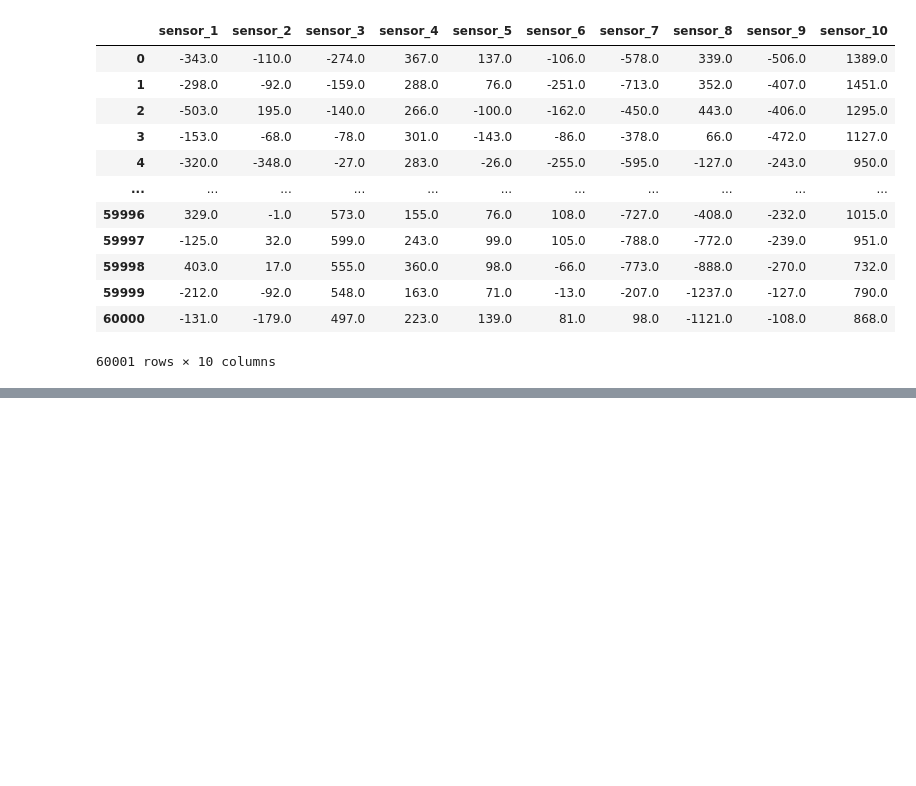
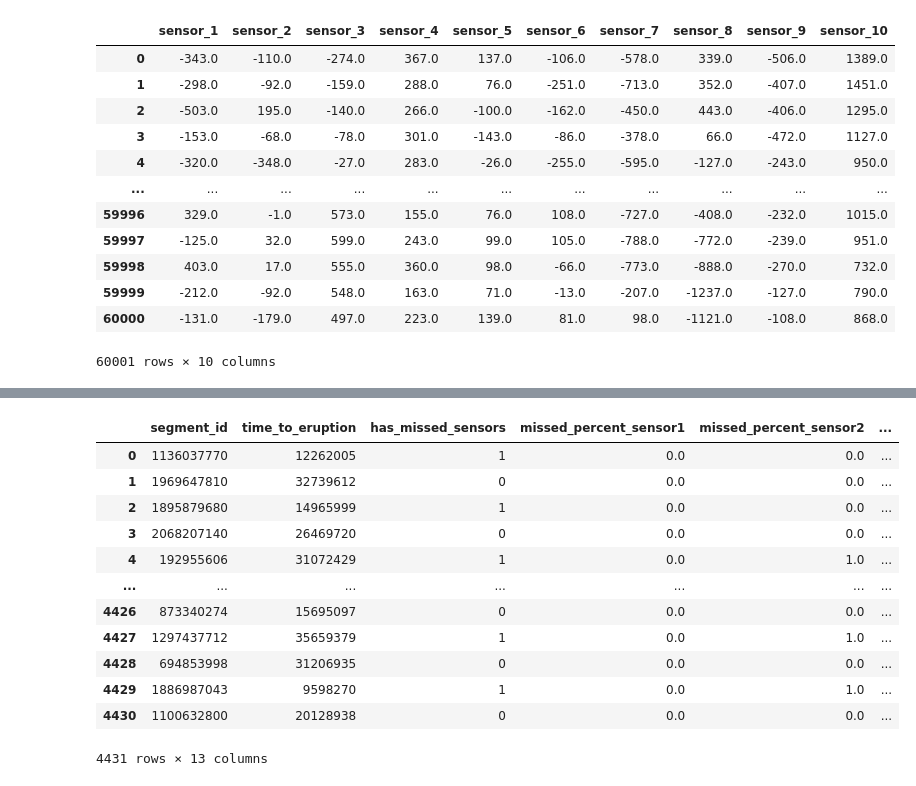
Before and after one commit to SeungukJeong/AIforML, a Jupyter notebook: INGV_EDA.ipynb, the cells around one changed output, grey strips where cells are left out. Saved outputs shown, nothing was run; the diff lists cells and outputs as text; code cells hidden in the pictures; blank space fills up the shorter version.

```diff
--- a/INGV_EDA.ipynb
+++ b/INGV_EDA.ipynb
@@ -225,0 +309,17 @@ for item in nan_columns:
+# %%
+train = pd.merge(train, for_df)
+train
+# %% [output]
+|  | segment_id | time_to_eruption | has_missed_sensors | missed_percent_sensor1 | missed_percent_sensor2 | ... |
+| 0 | 1136037770 | 12262005 | 1 | 0.0 | 0.0 | ... |
+| 1 | 1969647810 | 32739612 | 0 | 0.0 | 0.0 | ... |
+| 2 | 1895879680 | 14965999 | 1 | 0.0 | 0.0 | ... |
+| 3 | 2068207140 | 26469720 | 0 | 0.0 | 0.0 | ... |
+| 4 | 192955606 | 31072429 | 1 | 0.0 | 1.0 | ... |
+| ... | ... | ... | ... | ... | ... | ... |
+| 4426 | 873340274 | 15695097 | 0 | 0.0 | 0.0 | ... |
+| 4427 | 1297437712 | 35659379 | 1 | 0.0 | 1.0 | ... |
+| 4428 | 694853998 | 31206935 | 0 | 0.0 | 0.0 | ... |
+| 4429 | 1886987043 | 9598270 | 1 | 0.0 | 1.0 | ... |
+| 4430 | 1100632800 | 20128938 | 0 | 0.0 | 0.0 | ... |
+4431 rows × 13 columns
```
Also changed, not shown: parts of 52 cells of this notebook.
